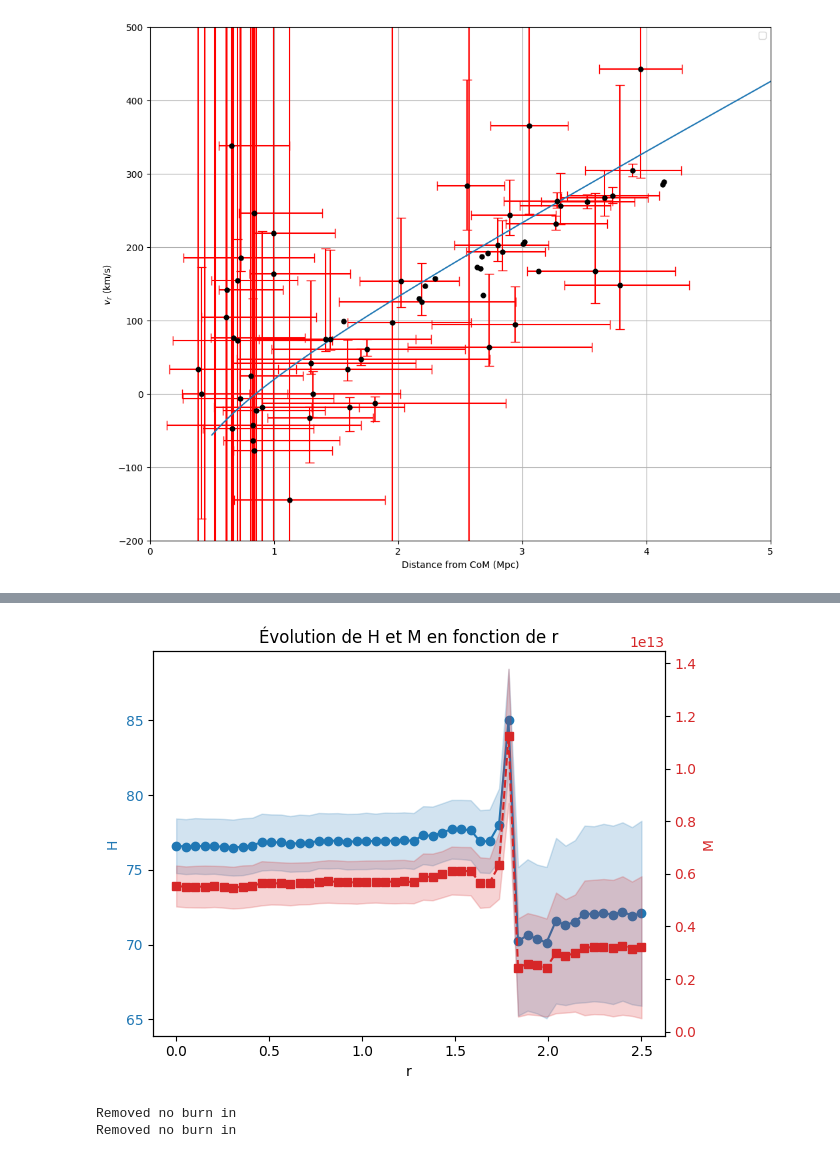
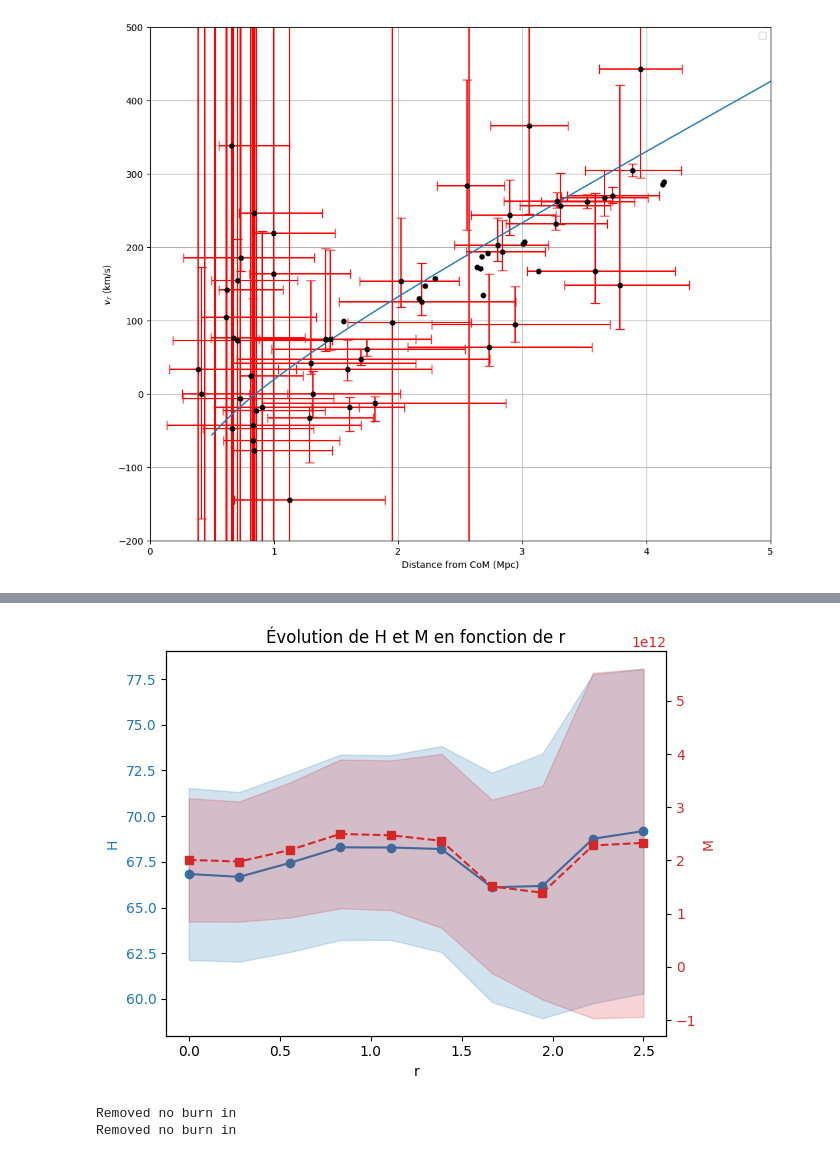
Before and after one commit to AdrianFaucher/project_3A, a Jupyter notebook: hubble_fit.ipynb, the cells around one changed output, grey strips where cells are left out. Drawn from its saved outputs; the diff is of its cells as text; code cells hidden in the pictures.

```diff
--- a/hubble_fit.ipynb
+++ b/hubble_fit.ipynb
@@ -491,6 +278,6 @@ def analyze_velocity_minor_model(df, mask, row_name,xmin=1,plot=True):
         M_uncertainty = 0.5 * (M_upper - M_lower)
         return H0_mcmc, H0_uncertainty, M_mcmc, M_uncertainty, samples_min
 # %%
-H0,H0_sigma, M,M_sigma, samples_min  = analyze_velocity_minor_model(df, mask, row_name, xmin=0.5)
+H0,H0_sigma, M,M_sigma, samples_min  = analyze_velocity_minor_model(df, mask, row_name, xmin=1)
 # %% [output]
 Removed no burn in
@@ -499,6 +286,6 @@ Removed no burn in
 # %%
 # Vecteur r (de 0 à 4, 10 points)
-r_plot = np.linspace(0, 2.5, 50)
+r_plot = np.linspace(0, 2.5, 10)
 
 H_values = []
 H_sigmas = []
@@ -659,17 +446,28 @@ def analyze_velocity_major_model(df, mask, row_name,xmin=1,plot=True):
     # -------------------
     # 3. Log-likelihood
     # -------------------
+    def total_velocity_error(r, v_err, r_err, H0, M):
+        # Calculate the derivative df/dx numerically
+        dr = 1e-5 * r  # small relative step
+        f_plus = velocity_model(r + dr, H0, M)
+        f_minus = velocity_model(r - dr, H0, M)
+        df_dx = (f_plus - f_minus) / (2 * dr)
+
+        # Now compute total error
+        return np.sqrt(v_err**2 + (df_dx * r_err)**2)
+
     def log_likelihood(theta, r, r_err, v, v_err):
         H0, M = theta
-
-        # Instead of perturbing radius randomly, use the model directly
-        # and account for uncertainty in the likelihood calculation
         model = velocity_model(r, H0, M)
-
         if not np.all(np.isfinite(model)):
             return -np.inf
 
-        return -0.5 * np.sum(((v - model) / v_err)**2 + np.log(2 * np.pi * v_err**2))
+        # Total error including propagated uncertainty from r
+        v_total_err = total_velocity_error(r, v_err, r_err, H0, M)
+        if not np.all(np.isfinite(v_total_err)) or np.any(v_total_err == 0):
+            return -np.inf
+
+        return -0.5 * np.sum(((v - model) / v_total_err)**2 + np.log(2 * np.pi * v_total_err**2))
 
     def log_prior(theta,H0_prior=False,M_prior=False):
         H0, M = theta
@@ -686,7 +484,7 @@ def analyze_velocity_major_model(df, mask, row_name,xmin=1,plot=True):
                 logp_M = -0.5 * ((M - 3e12) / 1e12)**2 - np.log(np.sqrt(2 * np.pi) * 1e12)
                 return logp_M
         else:
-            if 30 < H0 < 150 and 1e11 < M < 1e14:
+            if 30 < H0 < 150 and 0 < M < 1e14:
                 return 0.0  # flat prior
             return -np.inf  # log(0)
         return -np.inf
@@ -780,6 +578,6 @@ Removed no burn in
 # %%
 # Vecteur r (de 0 à 4, 10 points)
-r_plot = np.linspace(0, 2.5, 50)
+r_plot = np.linspace(0, 2.5, 10)
 
 H_values = []
 H_sigmas = []
@@ -796,34 +594,34 @@ for k in r_plot:
 # Création de la figure
 fig, ax1 = plt.subplots()
 
 # Axe primaire pour H
 ax1.set_xlabel("r")
 ax1.set_ylabel("H", color="tab:blue")
 ax1.plot(r_plot, H_values, marker='o', color="tab:blue", label="H")
 ax1.fill_between(r_plot,
                  np.array(H_values) - np.array(H_sigmas),
                  np.array(H_values) + np.array(H_sigmas),
                  color="tab:blue", alpha=0.2, label="H uncertainty")
 ax1.tick_params(axis='y', labelcolor="tab:blue")
 
 # Axe secondaire pour M
 ax2 = ax1.twinx()
 ax2.set_ylabel("M", color="tab:red")
 ax2.plot(r_plot, M_values, marker='s', linestyle='--', color="tab:red", label="M")
 ax2.fill_between(r_plot,
                  np.array(M_values) - np.array(M_sigmas),
                  np.array(M_values) + np.array(M_sigmas),
                  color="tab:red", alpha=0.2, label="M uncertainty")
 ax2.tick_params(axis='y', labelcolor="tab:red")
 
 # Titre et mise en page
 plt.title("Évolution de H et M en fonction de r")
 fig.tight_layout()
 
 # Affichage du graphique
 plt.show()
 # %% [output]
-[figure, old version]
+[figure, new version]
 # %%
 names = ['H0', 'M']
 labels = [r'H_0', r'M \,[M_o]']  # LaTeX labels
```
Also changed, not shown: parts of 6 cells of this notebook, 19 other files.
